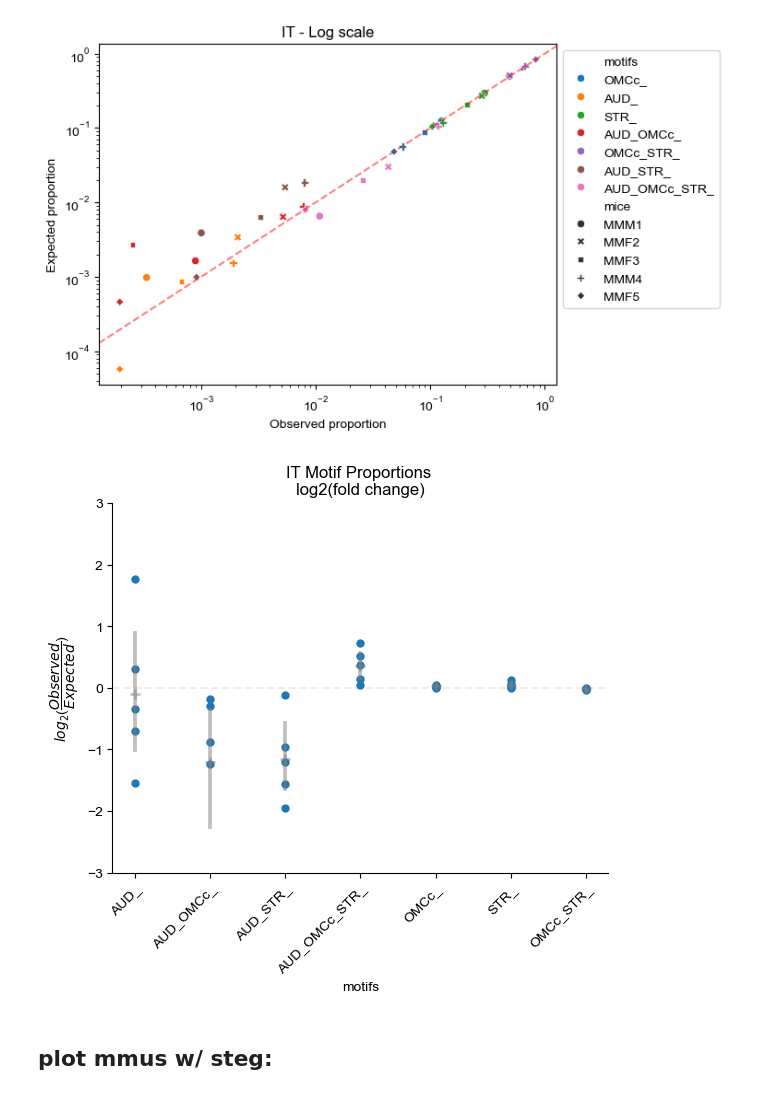
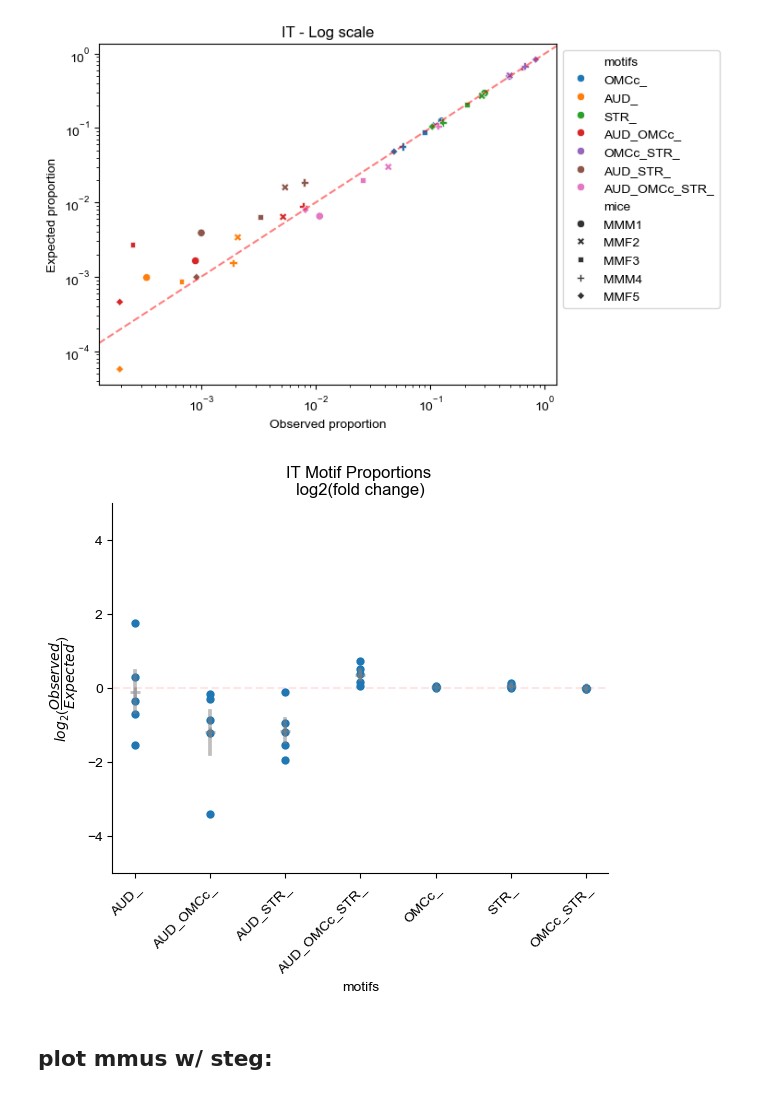
Before and after one commit to eisko/MAPseq_analysis, a Jupyter notebook: motifs_240301.ipynb, the cells around one changed output. Drawn from its saved outputs; the diff is of its cells as text; code cells hidden in the pictures.

```diff
--- a/motifs_240301.ipynb
+++ b/motifs_240301.ipynb
@@ -412,34 +510,34 @@ plt.show()
 # %%
 
 # Calculate foldchange:
 mmus["fc"] = mmus["p_obs"]/mmus["p_calc"]
 mmus["log2fc"] = np.log2(mmus["fc"])
 
 sns.stripplot(x='motifs', y='log2fc', color="tab:blue",
                 data=mmus, jitter=0, size=6, order=order)
 sns.pointplot(mmus, x="motifs", y="log2fc", order=order, color="gray",
-              alpha=0.5, ls="", zorder=10, marker="+")
+              alpha=0.5, ls="", zorder=10, marker="+", errorbar="se")
 plt.axline((0,0), (1,0), color="red", ls="--", alpha=0.1)
 
 # rotate xaxis labels
 plt.xticks(rotation=45, ha='right', rotation_mode='anchor')
 
 # set limits to equal
-plt.ylim(-3,3)
+plt.ylim(-5,5)
 
 # get rid of top/side axis
 ax = plt.gca()
 ax.spines['right'].set_visible(False)
 ax.spines['top'].set_visible(False)
 
 plt.ylabel('$log_{2}$($\dfrac{Observed}{Expected}$)')
 
 plt.title("IT Motif Proportions \nlog2(fold change)")
 
 plt.savefig(out_path+"mmus_it_log2fc.svg", dpi=300, bbox_inches="tight")
 plt.show()
 # %% [output]
-[figure, old version]
+[figure, new version]
 # %% [markdown]
 ## plot mmus w/ steg:
 # %%
```
Also changed, not shown: parts of 14 cells of this notebook, 2 other files.
